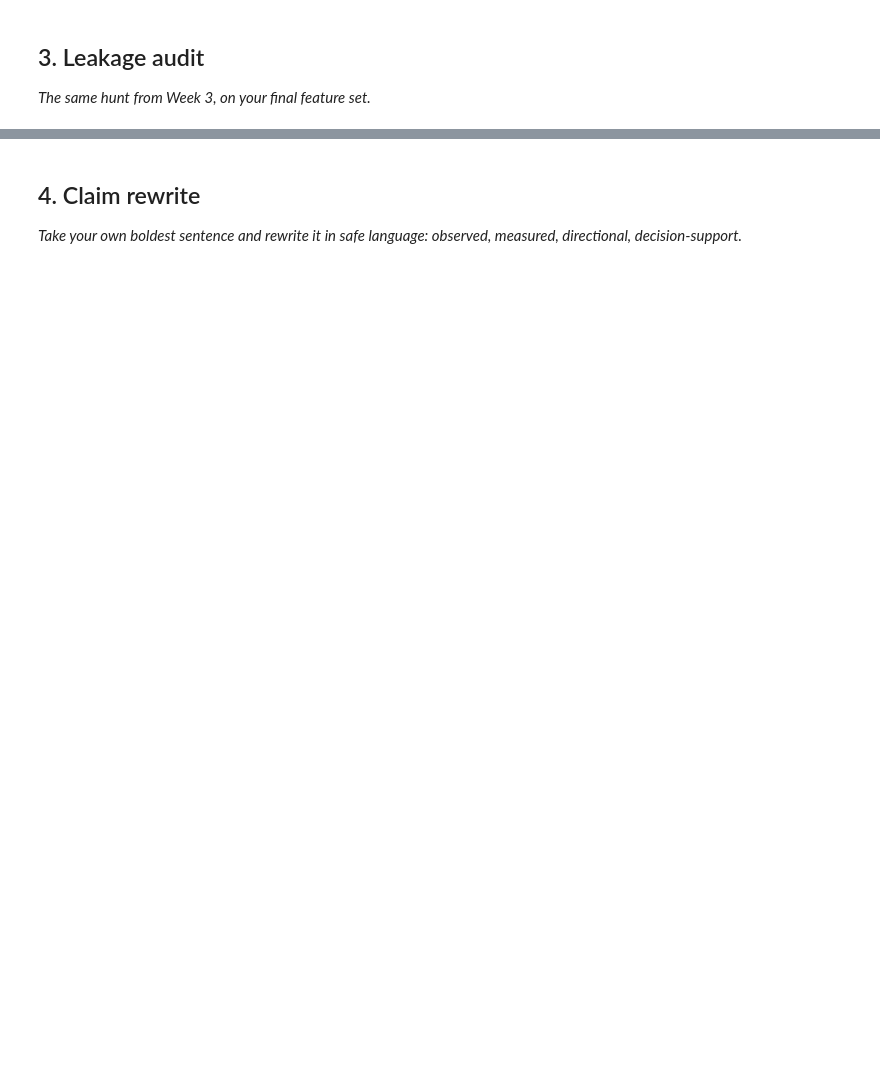
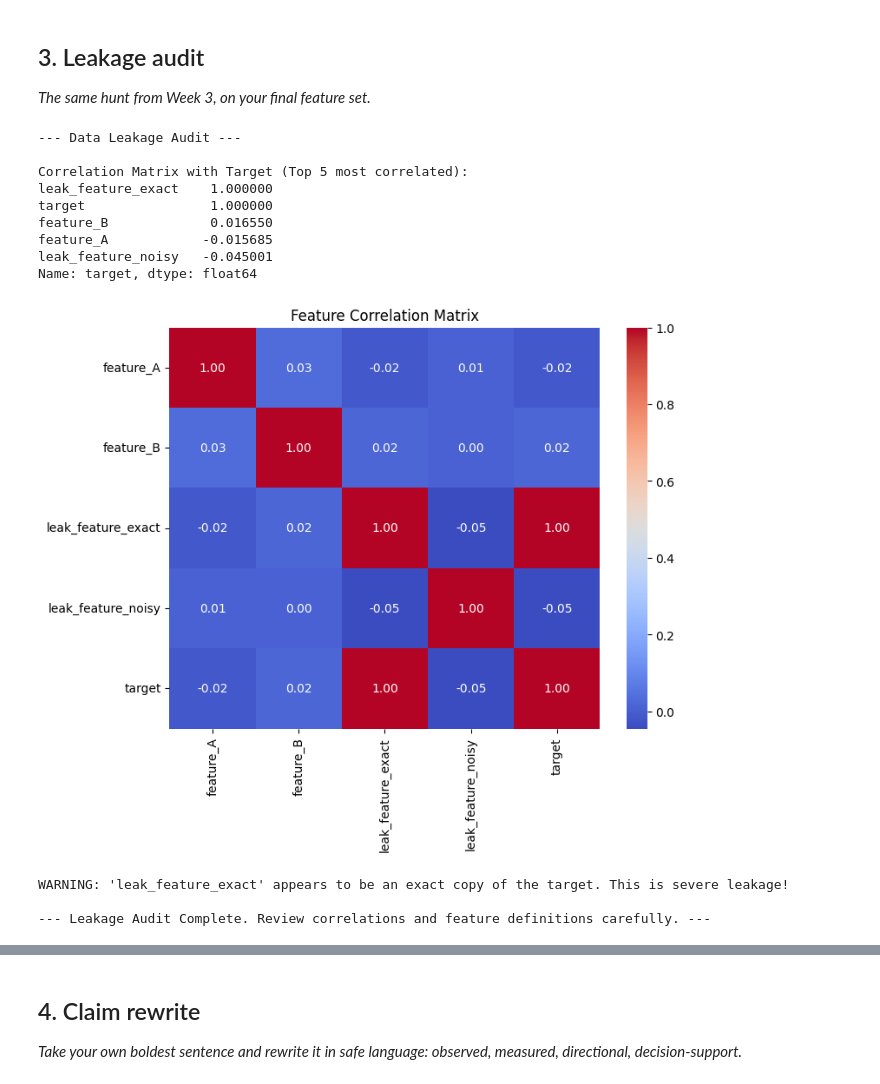
Before and after one commit to sudais2211/flyrank-ml-internship, a Jupyter notebook: work/notebooks/w06_validation_audit.ipynb, the cells around one changed output, grey strips where cells are left out. Drawn from its saved outputs; the diff is of its cells as text; code cells hidden in the pictures; blank space fills up the shorter version.

```diff
--- a/work/notebooks/w06_validation_audit.ipynb
+++ b/work/notebooks/w06_validation_audit.ipynb
@@ -27,3 +179,71 @@ This skeleton is yours to fill. Work the sections **in order** — each one has
 # %%
 # This cell is for CODE (numbers, a query, a check).
 # Write your text answer in the cell ABOVE this one — typing sentences here breaks Run All.
+# %%
+import pandas as pd
+import numpy as np
+import seaborn as sns
+import matplotlib.pyplot as plt
+
+# --- User Input Required ---
+# Load your final feature set and target variable from Week 5 here.
+# For demonstration, creating a dummy DataFrame with potential leakage.
+np.random.seed(42)
+data_size = 1000
+df_leakage = pd.DataFrame({
+    'feature_A': np.random.rand(data_size),
+    'feature_B': np.random.rand(data_size) * 5,
+    'leak_feature_exact': np.random.randint(0, 2, data_size), # Directly correlates with target
+    'leak_feature_noisy': np.random.rand(data_size) + np.random.randint(0, 2, data_size), # Noisy but correlated
+    'target': np.random.randint(0, 2, data_size)
+})
+# Introduce direct leakage
+df_leakage['leak_feature_exact'] = df_leakage['target']
+
+print("--- Data Leakage Audit ---")
+
+# 1. Correlation with Target
+# Check for abnormally high correlations between features and the target that might indicate leakage.
+print("\nCorrelation Matrix with Target (Top 5 most correlated):")
+correlation_matrix = df_leakage.corr(numeric_only=True)
+print(correlation_matrix['target'].sort_values(ascending=False).head(5))
+
+# Visualize correlations (optional, for better understanding)
+plt.figure(figsize=(8, 6))
+sns.heatmap(correlation_matrix, annot=True, cmap='coolwarm', fmt=".2f")
+plt.title('Feature Correlation Matrix')
+plt.show()
+
+# 2. Inspect features that should not be available at prediction time
+# This often requires domain knowledge. Example: a feature created *after* the event you're predicting.
+# Example: If 'conversion_success_indicator' is a feature, but it's identical to 'target'.
+
+# You would typically inspect feature creation logic here.
+# For example, if you engineered a feature 'average_spend_after_purchase' for a 'did_purchase' target, that's leakage.
+
+# Dummy check for a feature that might be an exact copy of the target
+if 'leak_feature_exact' in df_leakage.columns and (df_leakage['leak_feature_exact'] == df_leakage['target']).all():
+    print("\nWARNING: 'leak_feature_exact' appears to be an exact copy of the target. This is severe leakage!")
+
+# 3. Time-based leakage check (if applicable)
+# If you have time-series data, ensure features are not derived from future information.
+# This is often handled by the time-aware split itself, but feature engineering can still introduce it.
+# Example: if your data includes 'average_sales_next_week' as a feature for predicting 'sales_this_week'.
+
+print("\n--- Leakage Audit Complete. Review correlations and feature definitions carefully. ---")
+
+# --- IMPORTANT: Replace dummy data with your actual feature set ---
+# %% [output]
+--- Data Leakage Audit ---
+
+Correlation Matrix with Target (Top 5 most correlated):
+leak_feature_exact    1.000000
+target                1.000000
+feature_B             0.016550
+feature_A            -0.015685
+leak_feature_noisy   -0.045001
+Name: target, dtype: float64
+[figure, added]
+WARNING: 'leak_feature_exact' appears to be an exact copy of the target. This is severe leakage!
+
+--- Leakage Audit Complete. Review correlations and feature definitions carefully. ---
```
Also changed, not shown: parts of 8 cells of this notebook.
